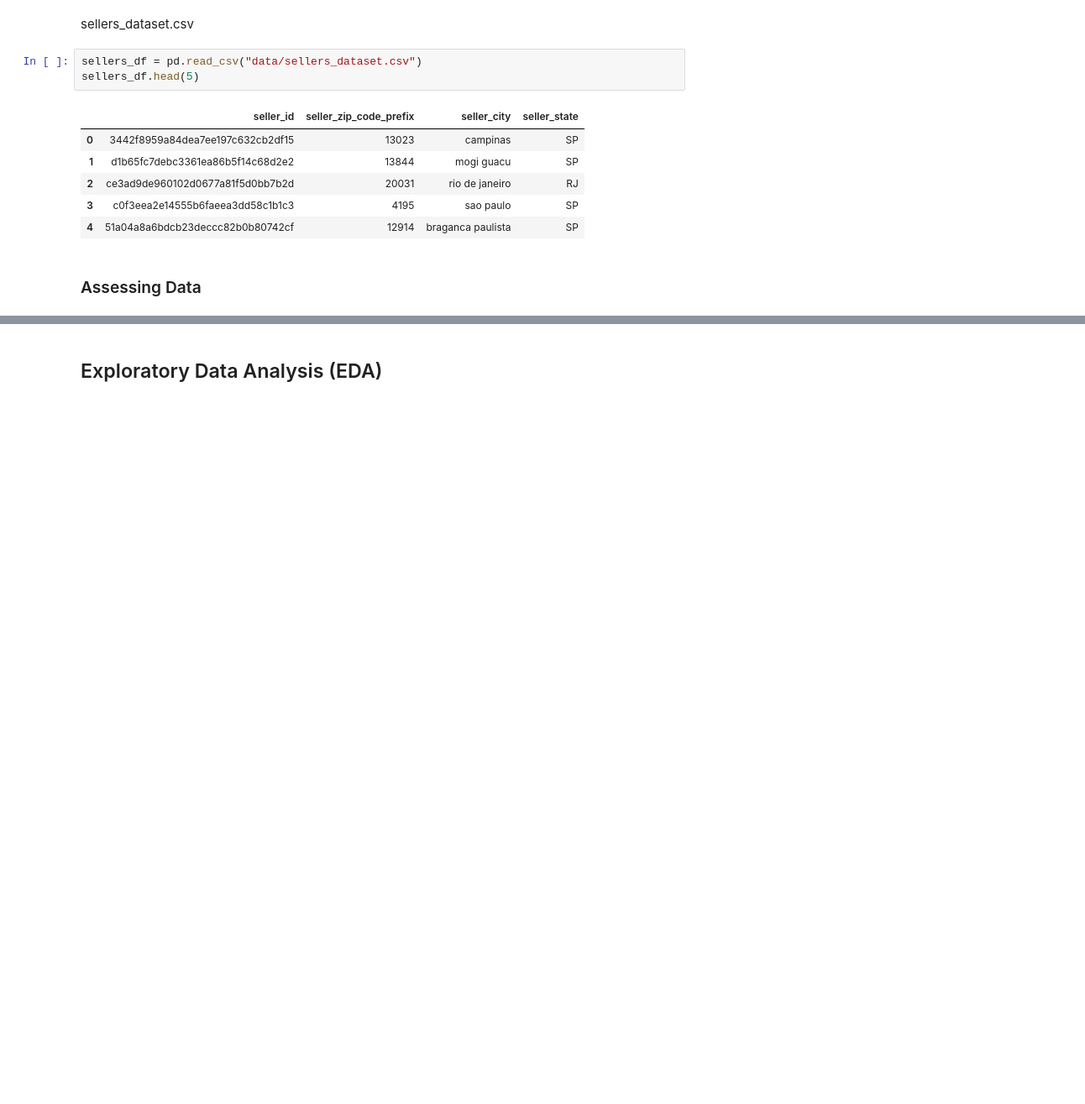
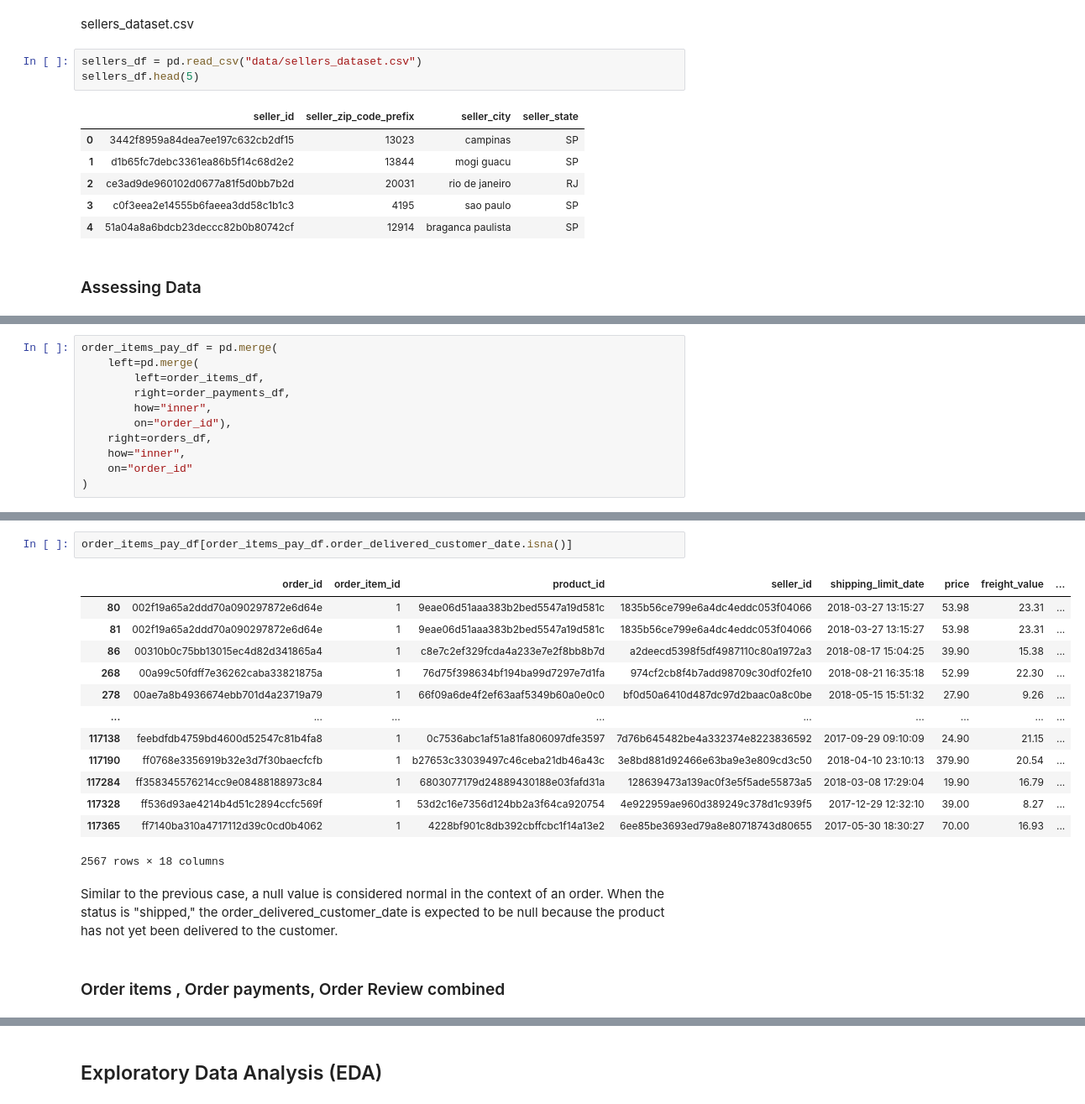
Before and after one commit to JuanCYoung/E-Commerce-Data-Analysis, a Jupyter notebook: notebook.ipynb, the cells around one changed output, grey strips where cells are left out. Shown at 84% size. Saved outputs shown, nothing was run; the diff lists cells and outputs as text; blank space fills up the shorter version.

```diff
--- a/notebook.ipynb
+++ b/notebook.ipynb
@@ -382,0 +404,11 @@ dtype: int64
+# %%
+order_items_pay_df = pd.merge(
+    left=pd.merge(
+        left=order_items_df,
+        right=order_payments_df,
+        how="inner",
+        on="order_id"),
+    right=orders_df,
+    how="inner",
+    on="order_id"
+)
@@ -382,0 +492,20 @@ dtype: int64
+# %%
+order_items_pay_df[order_items_pay_df.order_delivered_customer_date.isna()]
+# %% [output]
+|  | order_id | order_item_id | product_id | seller_id | shipping_limit_date | price | freight_value | ... |
+| 80 | 002f19a65a2ddd70a090297872e6d64e | 1 | 9eae06d51aaa383b2bed5547a19d581c | 1835b56ce799e6a4dc4eddc053f04066 | 2018-03-27 13:15:27 | 53.98 | 23.31 | ... |
+| 81 | 002f19a65a2ddd70a090297872e6d64e | 1 | 9eae06d51aaa383b2bed5547a19d581c | 1835b56ce799e6a4dc4eddc053f04066 | 2018-03-27 13:15:27 | 53.98 | 23.31 | ... |
+| 86 | 00310b0c75bb13015ec4d82d341865a4 | 1 | c8e7c2ef329fcda4a233e7e2f8bb8b7d | a2deecd5398f5df4987110c80a1972a3 | 2018-08-17 15:04:25 | 39.90 | 15.38 | ... |
+| 268 | 00a99c50fdff7e36262caba33821875a | 1 | 76d75f398634bf194ba99d7297e7d1fa | 974cf2cb8f4b7add98709c30df02fe10 | 2018-08-21 16:35:18 | 52.99 | 22.30 | ... |
+| 278 | 00ae7a8b4936674ebb701d4a23719a79 | 1 | 66f09a6de4f2ef63aaf5349b60a0e0c0 | bf0d50a6410d487dc97d2baac0a8c0be | 2018-05-15 15:51:32 | 27.90 | 9.26 | ... |
+| ... | ... | ... | ... | ... | ... | ... | ... | ... |
+| 117138 | feebdfdb4759bd4600d52547c81b4fa8 | 1 | 0c7536abc1af51a81fa806097dfe3597 | 7d76b645482be4a332374e8223836592 | 2017-09-29 09:10:09 | 24.90 | 21.15 | ... |
+| 117190 | ff0768e3356919b32e3d7f30baecfcfb | 1 | b27653c33039497c46ceba21db46a43c | 3e8bd881d92466e63ba9e3e809cd3c50 | 2018-04-10 23:10:13 | 379.90 | 20.54 | ... |
+| 117284 | ff358345576214cc9e08488188973c84 | 1 | 6803077179d24889430188e03fafd31a | 128639473a139ac0f3e5f5ade55873a5 | 2018-03-08 17:29:04 | 19.90 | 16.79 | ... |
+| 117328 | ff536d93ae4214b4d51c2894ccfc569f | 1 | 53d2c16e7356d124bb2a3f64ca920754 | 4e922959ae960d389249c378d1c939f5 | 2017-12-29 12:32:10 | 39.00 | 8.27 | ... |
+| 117365 | ff7140ba310a4717112d39c0cd0b4062 | 1 | 4228bf901c8db392cbffcbc1f14a13e2 | 6ee85be3693ed79a8e80718743d80655 | 2017-05-30 18:30:27 | 70.00 | 16.93 | ... |
+2567 rows × 18 columns
+# %% [markdown]
+Similar to the previous case, a null value is considered normal in the context of an order. When the status is "shipped," the order_delivered_customer_date is expected to be null because the product has not yet been delivered to the customer.
+# %% [markdown]
+### Order items , Order payments, Order Review combined
```
Also changed, not shown: parts of 67 cells of this notebook.
